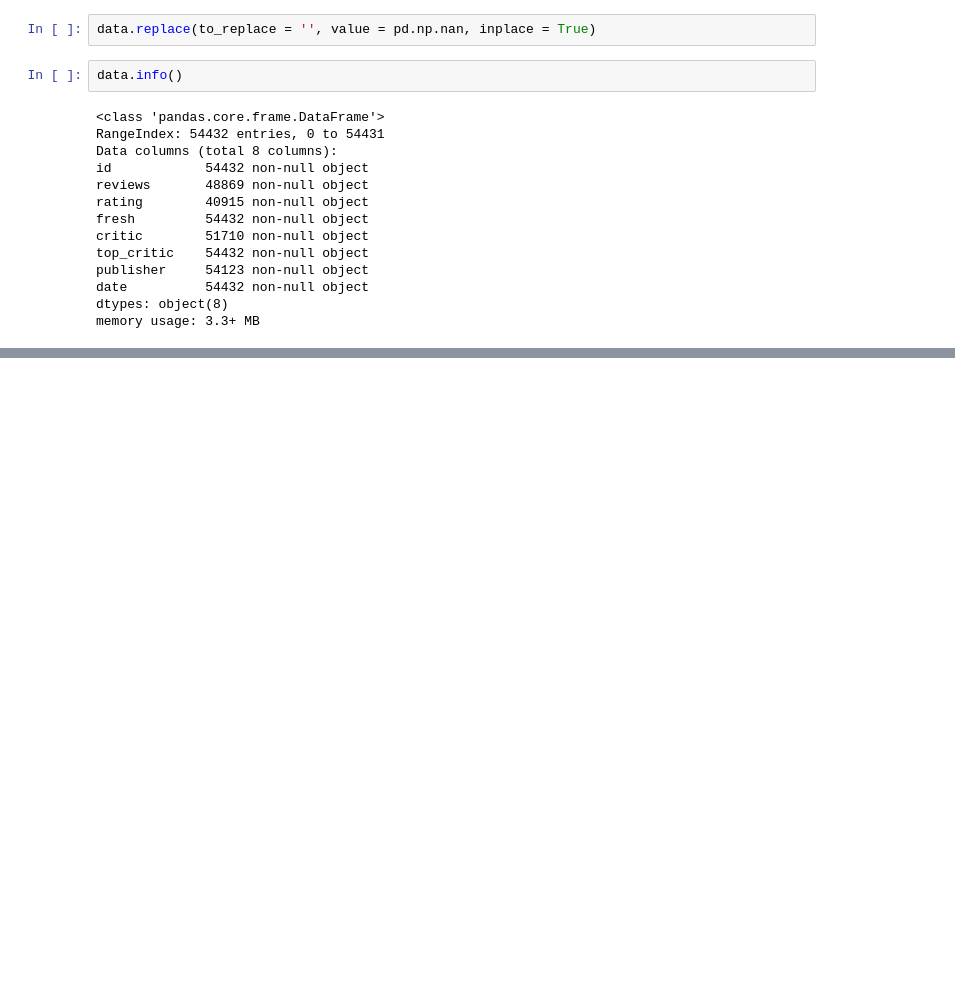
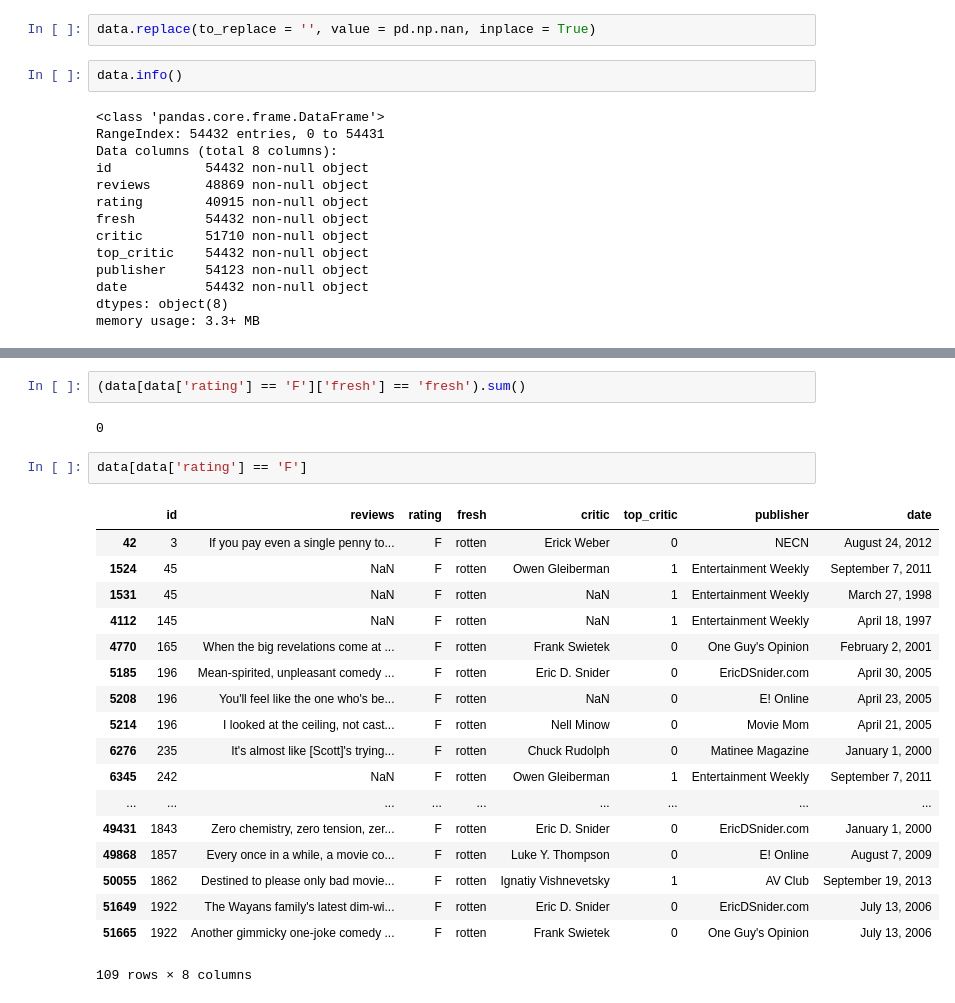
Before and after one commit to sjmiller8182/Rotten-Tomatoes-Analysis, a Jupyter notebook: Review Analysis.ipynb, the cells around one changed output, grey strips where cells are left out. Drawn from its saved outputs; the diff is of its cells as text; blank space fills up the shorter version.

```diff
--- a/Review Analysis.ipynb
+++ b/Review Analysis.ipynb
@@ -72,0 +279,25 @@ memory usage: 3.3+ MB
+# %%
+(data[data['rating'] == 'F']['fresh'] == 'fresh').sum()
+# %% [output]
+0
+# %%
+data[data['rating'] == 'F']
+# %% [output]
+|  | id | reviews | rating | fresh | critic | top_critic | publisher | date |
+| 42 | 3 | If you pay even a single penny to... | F | rotten | Erick Weber | 0 | NECN | August 24, 2012 |
+| 1524 | 45 | NaN | F | rotten | Owen Gleiberman | 1 | Entertainment Weekly | September 7, 2011 |
+| 1531 | 45 | NaN | F | rotten | NaN | 1 | Entertainment Weekly | March 27, 1998 |
+| 4112 | 145 | NaN | F | rotten | NaN | 1 | Entertainment Weekly | April 18, 1997 |
+| 4770 | 165 | When the big revelations come at ... | F | rotten | Frank Swietek | 0 | One Guy's Opinion | February 2, 2001 |
+| 5185 | 196 | Mean-spirited, unpleasant comedy ... | F | rotten | Eric D. Snider | 0 | EricDSnider.com | April 30, 2005 |
+| 5208 | 196 | You'll feel like the one who's be... | F | rotten | NaN | 0 | E! Online | April 23, 2005 |
+| 5214 | 196 | I looked at the ceiling, not cast... | F | rotten | Nell Minow | 0 | Movie Mom | April 21, 2005 |
+| 6276 | 235 | It's almost like [Scott]'s trying... | F | rotten | Chuck Rudolph | 0 | Matinee Magazine | January 1, 2000 |
+| 6345 | 242 | NaN | F | rotten | Owen Gleiberman | 1 | Entertainment Weekly | September 7, 2011 |
+| ... | ... | ... | ... | ... | ... | ... | ... | ... |
+| 49431 | 1843 | Zero chemistry, zero tension, zer... | F | rotten | Eric D. Snider | 0 | EricDSnider.com | January 1, 2000 |
+| 49868 | 1857 | Every once in a while, a movie co... | F | rotten | Luke Y. Thompson | 0 | E! Online | August 7, 2009 |
+| 50055 | 1862 | Destined to please only bad movie... | F | rotten | Ignatiy Vishnevetsky | 1 | AV Club | September 19, 2013 |
+| 51649 | 1922 | The Wayans family's latest dim-wi... | F | rotten | Eric D. Snider | 0 | EricDSnider.com | July 13, 2006 |
+| 51665 | 1922 | Another gimmicky one-joke comedy ... | F | rotten | Frank Swietek | 0 | One Guy's Opinion | July 13, 2006 |
+109 rows × 8 columns
```
Also changed, not shown: parts of 20 cells of this notebook.
